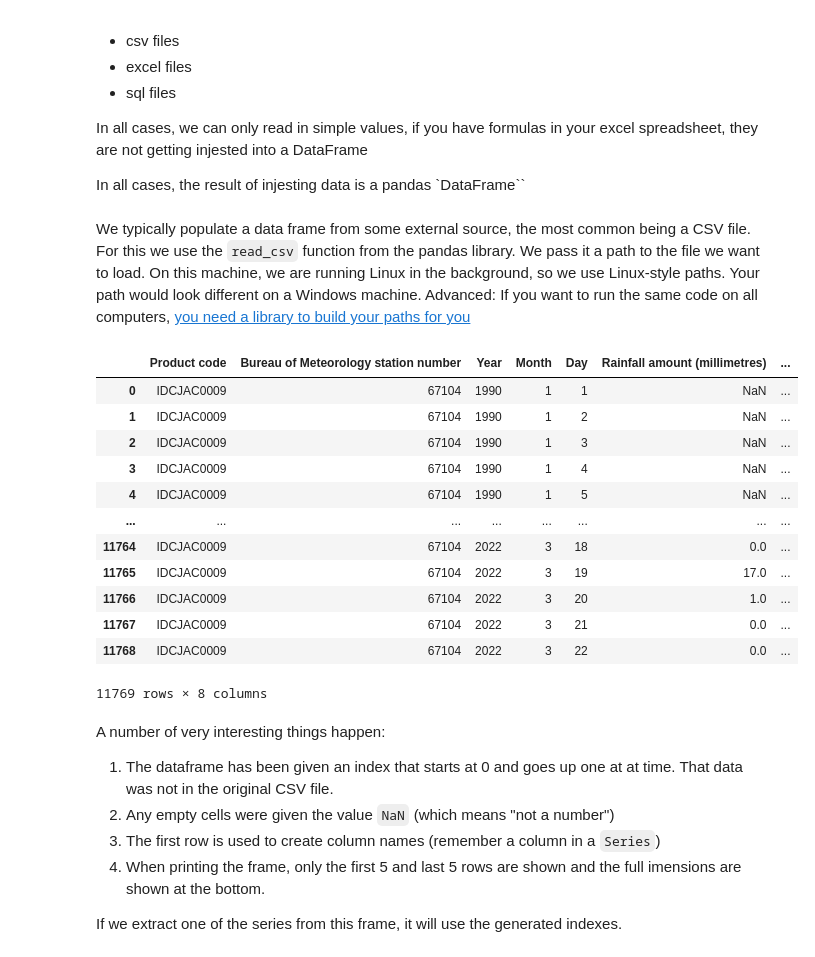
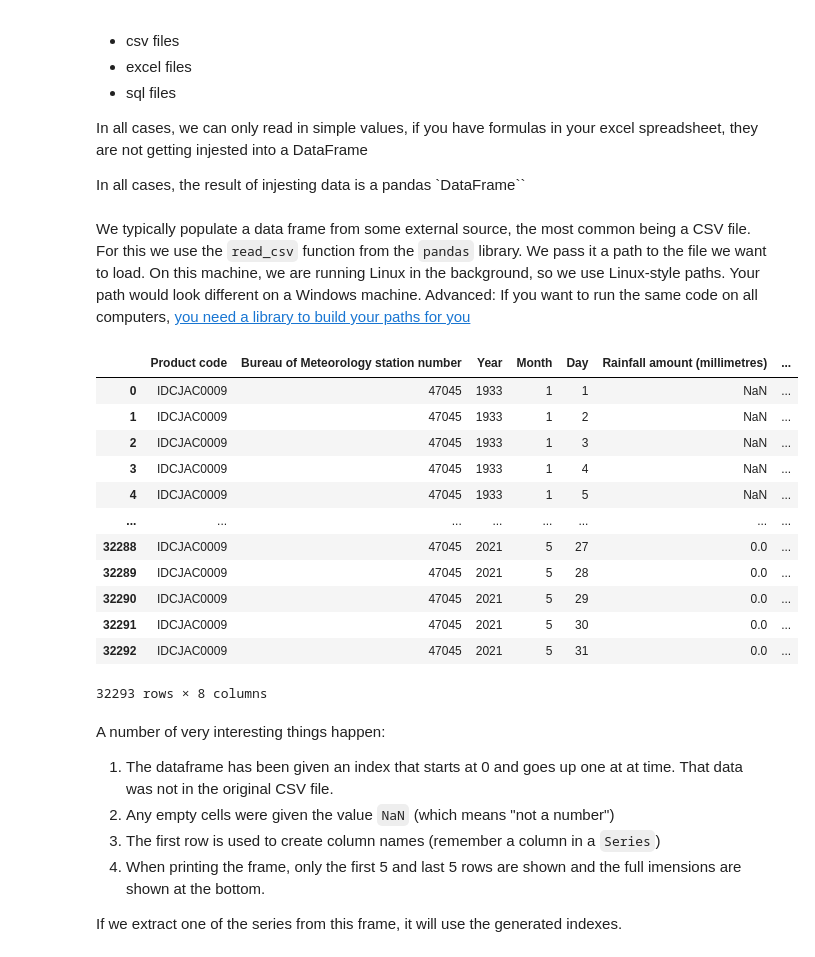
Before and after one commit to Institute-of-Applied-Technology/IATD-Python-Data, a Jupyter notebook: 2_b_data_file_formats.ipynb, the cells around one changed output. Cells and saved outputs as stored; diff of their text form; code cells hidden in the pictures.

```diff
--- a/2_b_data_file_formats.ipynb
+++ b/2_b_data_file_formats.ipynb
@@ -11,26 +11,26 @@ In all cases, we can only read in simple values, if you have formulas in your ex
 
 In all cases, the result of injesting data is a pandas `DataFrame``
 # %% [markdown]
-We typically populate a data frame from some external source, the most common being a CSV file.  For this we use the `read_csv` function from the pandas library.  We pass it a path to the file we want to load.  On this machine, we are running Linux in the background, so we use Linux-style paths.  Your path would look different on a Windows machine.  Advanced: If you want to run the same code on all computers, [you need a library to build your paths for you](https://medium.com/@ageitgey/python-3-quick-tip-the-easy-way-to-deal-with-file-paths-on-windows-mac-and-linux-11a072b58d5f)
+We typically populate a data frame from some external source, the most common being a CSV file.  For this we use the `read_csv` function from the `pandas` library.  We pass it a path to the file we want to load.  On this machine, we are running Linux in the background, so we use Linux-style paths.  Your path would look different on a Windows machine.  Advanced: If you want to run the same code on all computers, [you need a library to build your paths for you](https://medium.com/@ageitgey/python-3-quick-tip-the-easy-way-to-deal-with-file-paths-on-windows-mac-and-linux-11a072b58d5f)
 # %%
 import pandas as pd
 
-box_hill = pd.read_csv("data/rainfall/box_hill.csv")
+box_hill = pd.read_csv("data/rainfall/IDCJAC0009_047045_1800_Data.csv")
 box_hill
 # %% [output]
 |  | Product code | Bureau of Meteorology station number | Year | Month | Day | Rainfall amount (millimetres) | ... |
-| 0 | IDCJAC0009 | 67104 | 1990 | 1 | 1 | NaN | ... |
-| 1 | IDCJAC0009 | 67104 | 1990 | 1 | 2 | NaN | ... |
-| 2 | IDCJAC0009 | 67104 | 1990 | 1 | 3 | NaN | ... |
-| 3 | IDCJAC0009 | 67104 | 1990 | 1 | 4 | NaN | ... |
-| 4 | IDCJAC0009 | 67104 | 1990 | 1 | 5 | NaN | ... |
+| 0 | IDCJAC0009 | 47045 | 1933 | 1 | 1 | NaN | ... |
+| 1 | IDCJAC0009 | 47045 | 1933 | 1 | 2 | NaN | ... |
+| 2 | IDCJAC0009 | 47045 | 1933 | 1 | 3 | NaN | ... |
+| 3 | IDCJAC0009 | 47045 | 1933 | 1 | 4 | NaN | ... |
+| 4 | IDCJAC0009 | 47045 | 1933 | 1 | 5 | NaN | ... |
 | ... | ... | ... | ... | ... | ... | ... | ... |
-| 11764 | IDCJAC0009 | 67104 | 2022 | 3 | 18 | 0.0 | ... |
-| 11765 | IDCJAC0009 | 67104 | 2022 | 3 | 19 | 17.0 | ... |
-| 11766 | IDCJAC0009 | 67104 | 2022 | 3 | 20 | 1.0 | ... |
-| 11767 | IDCJAC0009 | 67104 | 2022 | 3 | 21 | 0.0 | ... |
-| 11768 | IDCJAC0009 | 67104 | 2022 | 3 | 22 | 0.0 | ... |
+| 32288 | IDCJAC0009 | 47045 | 2021 | 5 | 27 | 0.0 | ... |
+| 32289 | IDCJAC0009 | 47045 | 2021 | 5 | 28 | 0.0 | ... |
+| 32290 | IDCJAC0009 | 47045 | 2021 | 5 | 29 | 0.0 | ... |
+| 32291 | IDCJAC0009 | 47045 | 2021 | 5 | 30 | 0.0 | ... |
+| 32292 | IDCJAC0009 | 47045 | 2021 | 5 | 31 | 0.0 | ... |
-11769 rows × 8 columns
+32293 rows × 8 columns
 # %% [markdown]
 
 A number of very interesting things happen:
```
Also changed, not shown: parts of 7 cells of this notebook, 5 other files.
